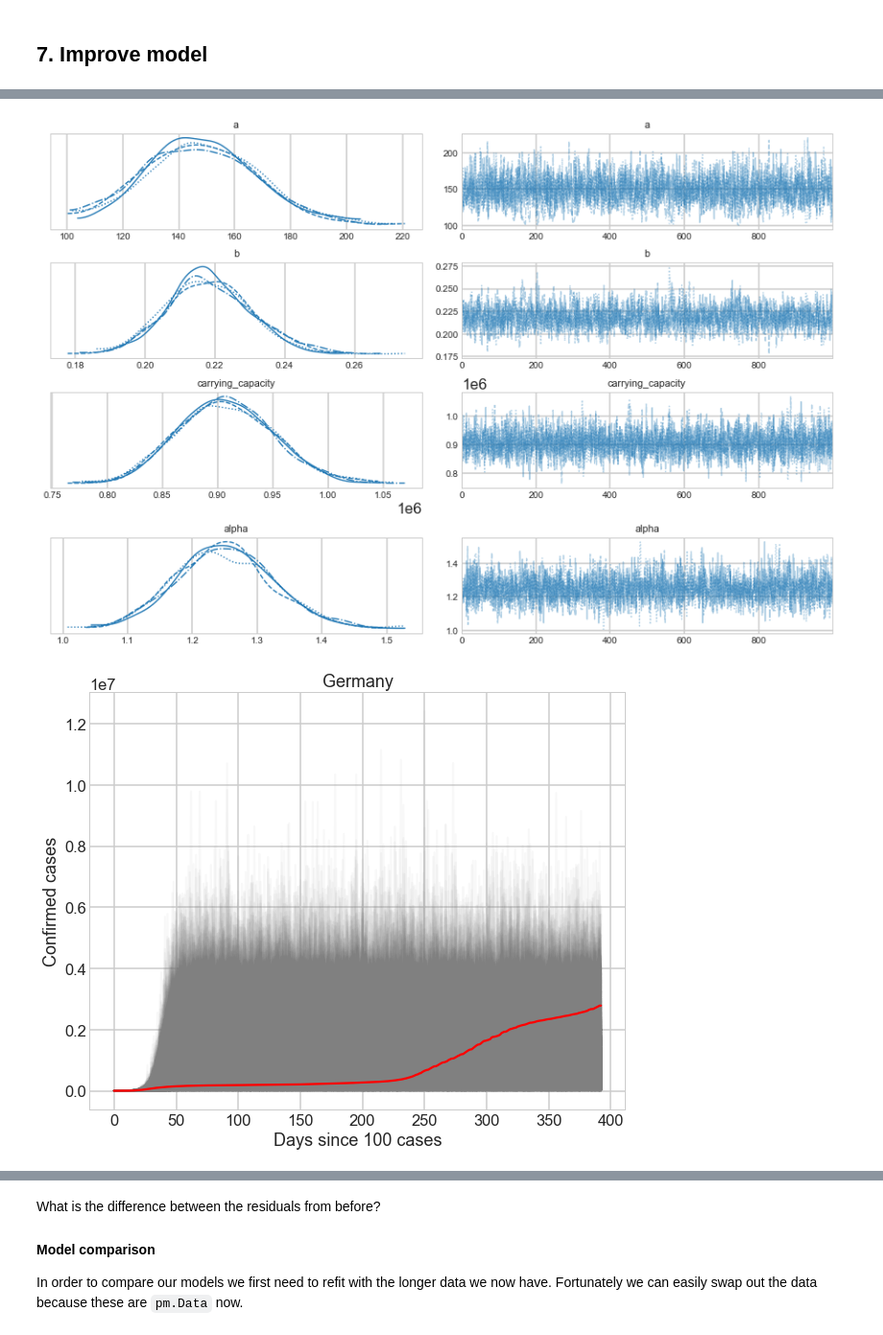
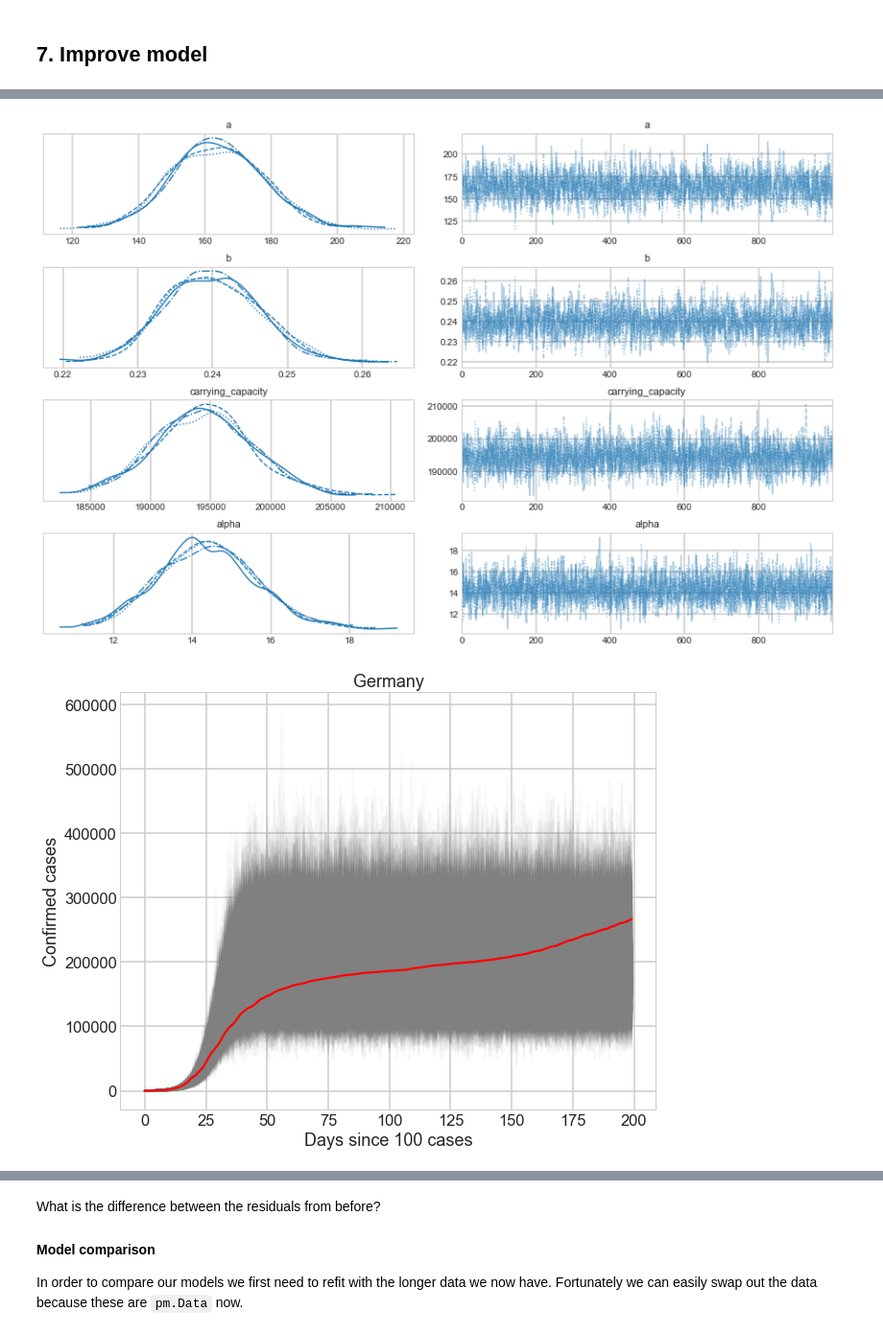
Before and after one commit to pymc-labs/roche-workshop, a Jupyter notebook: notebooks/Section5_1-Bayesian_Workflow.ipynb, the cells around one changed output, grey strips where cells are left out. Shown at 96% size. Saved outputs shown, nothing was run; the diff lists cells and outputs as text; code cells hidden in the pictures.

```diff
--- a/notebooks/Section5_1-Bayesian_Workflow.ipynb
+++ b/notebooks/Section5_1-Bayesian_Workflow.ipynb
@@ -420,7 +421,7 @@ ax.legend();
 
 <img src="https://s3-us-west-2.amazonaws.com/courses-images-archive-read-only/wp-content/uploads/sites/924/2015/11/25202016/CNX_Precalc_Figure_04_07_0062.jpg"/>
 # %%
-df_country = df.loc[lambda x: (x.country == country)]
+df_country = df.loc[lambda x: (x.country == country)].iloc[:200]
 
 with pm.Model() as logistic_model:
     t_data = pm.Data('t', df_country.days_since_100.values)
@@ -476,14 +477,14 @@ Sampling 4 chains for 1_000 tune and 1_000 draw iterations (4_000 + 4_000 draws
 # %%
 az.plot_trace(trace_logistic);
 # %% [output]
-[figure, old version]
+[figure, new version]
 # %%
 fig, ax = plt.subplots(figsize=(10, 8))
 ax.plot(post_pred['obs'].T, color='0.5', alpha=.05)
-ax.plot(df_confirmed.values, color='r')
+ax.plot(df_confirmed.iloc[:200].values, color='r')
 ax.set(xlabel='Days since 100 cases', ylabel='Confirmed cases',
        title=country);
 # %% [output]
-[figure, old version]
+[figure, new version]
 # %%
 fig, ax = plt.subplots(figsize=(10, 8))
```
Also changed, not shown: parts of 12 cells of this notebook.
